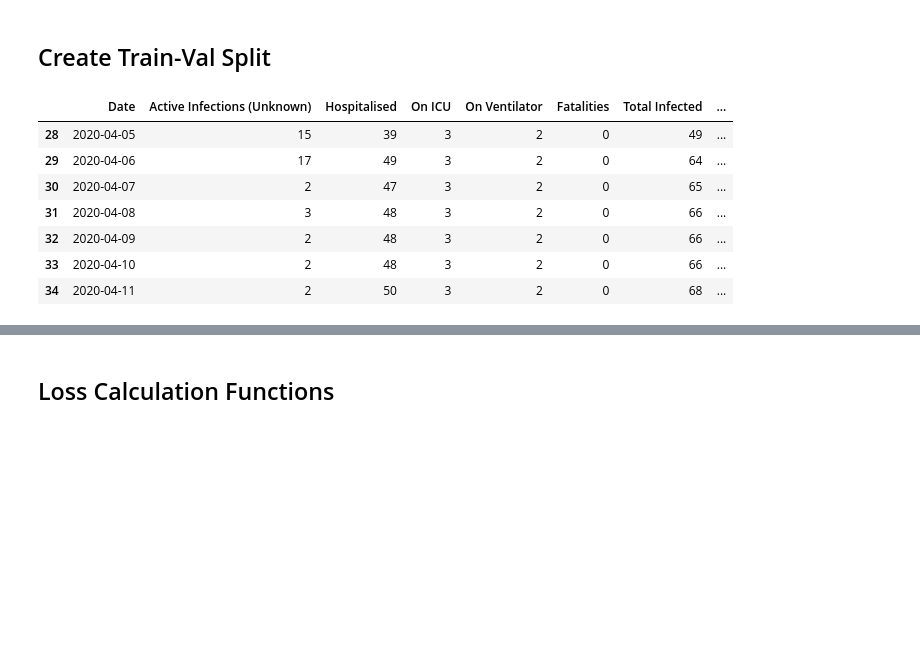
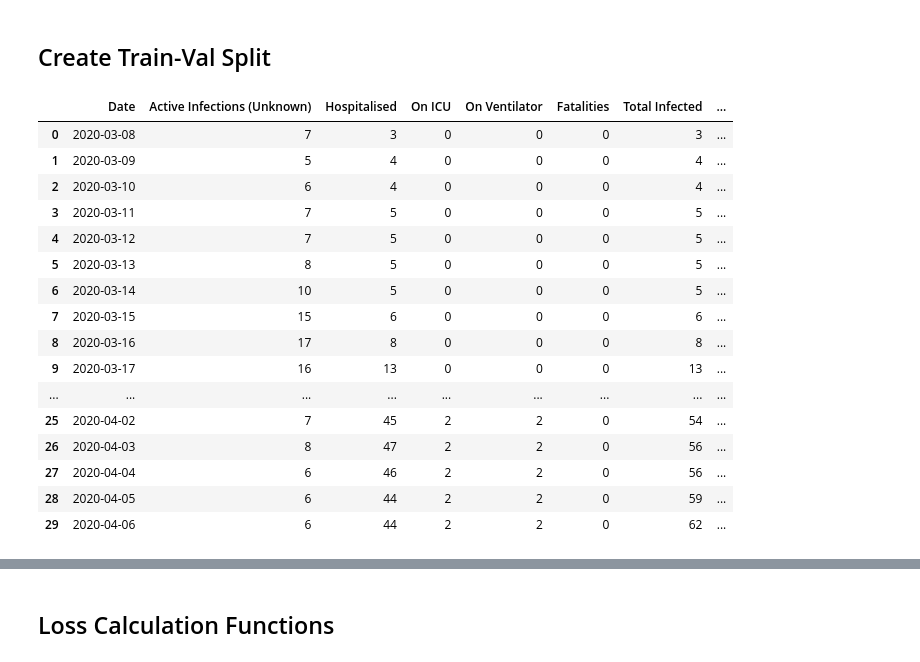
Before and after one commit to WadhwaniAI/covid-modelling, a Jupyter notebook: notebooks/seir/[TRY] fit_bbmp.ipynb, the cells around one changed output, grey strips where cells are left out. Saved outputs shown, nothing was run; the diff lists cells and outputs as text; code cells hidden in the pictures; blank space fills up the shorter version.

```diff
--- a/notebooks/seir/[TRY] fit_bbmp.ipynb
+++ b/notebooks/seir/[TRY] fit_bbmp.ipynb
@@ -34,18 +39,27 @@ df_agg.reset_index(drop=True, inplace=True)
 # %% [markdown]
 ## Create Train-Val Split
-# %%
-df_train = df_agg.loc[:27, :]
-df_val = df_agg.loc[28:, :]
-df_val
-# %% [output]
-|  | Date | Active Infections (Unknown) | Hospitalised | On ICU | On Ventilator | Fatalities | Total Infected | ... |
-| 28 | 2020-04-05 | 15 | 39 | 3 | 2 | 0 | 49 | ... |
-| 29 | 2020-04-06 | 17 | 49 | 3 | 2 | 0 | 64 | ... |
-| 30 | 2020-04-07 | 2 | 47 | 3 | 2 | 0 | 65 | ... |
-| 31 | 2020-04-08 | 3 | 48 | 3 | 2 | 0 | 66 | ... |
-| 32 | 2020-04-09 | 2 | 48 | 3 | 2 | 0 | 66 | ... |
-| 33 | 2020-04-10 | 2 | 48 | 3 | 2 | 0 | 66 | ... |
-| 34 | 2020-04-11 | 2 | 50 | 3 | 2 | 0 | 68 | ... |
+# %%
+df_train = df_agg.iloc[:-7, :]
+df_val = df_agg.iloc[-7:, :]
+df_train
+# %% [output]
+|  | Date | Active Infections (Unknown) | Hospitalised | On ICU | On Ventilator | Fatalities | Total Infected | ... |
+| 0 | 2020-03-08 | 7 | 3 | 0 | 0 | 0 | 3 | ... |
+| 1 | 2020-03-09 | 5 | 4 | 0 | 0 | 0 | 4 | ... |
+| 2 | 2020-03-10 | 6 | 4 | 0 | 0 | 0 | 4 | ... |
+| 3 | 2020-03-11 | 7 | 5 | 0 | 0 | 0 | 5 | ... |
+| 4 | 2020-03-12 | 7 | 5 | 0 | 0 | 0 | 5 | ... |
+| 5 | 2020-03-13 | 8 | 5 | 0 | 0 | 0 | 5 | ... |
+| 6 | 2020-03-14 | 10 | 5 | 0 | 0 | 0 | 5 | ... |
+| 7 | 2020-03-15 | 15 | 6 | 0 | 0 | 0 | 6 | ... |
+| 8 | 2020-03-16 | 17 | 8 | 0 | 0 | 0 | 8 | ... |
+| 9 | 2020-03-17 | 16 | 13 | 0 | 0 | 0 | 13 | ... |
+| ... | ... | ... | ... | ... | ... | ... | ... | ... |
+| 25 | 2020-04-02 | 7 | 45 | 2 | 2 | 0 | 54 | ... |
+| 26 | 2020-04-03 | 8 | 47 | 2 | 2 | 0 | 56 | ... |
+| 27 | 2020-04-04 | 6 | 46 | 2 | 2 | 0 | 56 | ... |
+| 28 | 2020-04-05 | 6 | 44 | 2 | 2 | 0 | 59 | ... |
+| 29 | 2020-04-06 | 6 | 44 | 2 | 2 | 0 | 62 | ... |
 # %%
 df_val
 # %% [output]
```
Also changed, not shown: parts of 8 cells of this notebook, 2 other files.
